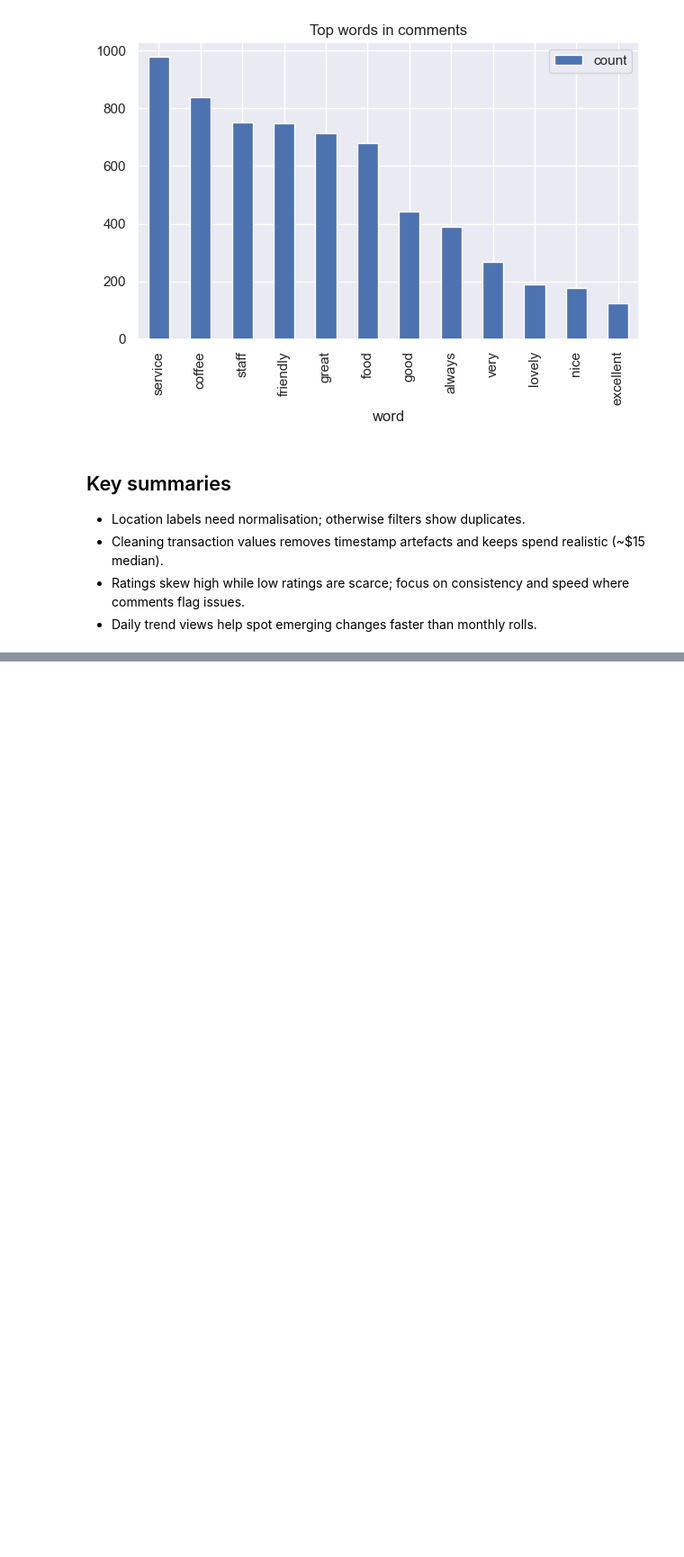
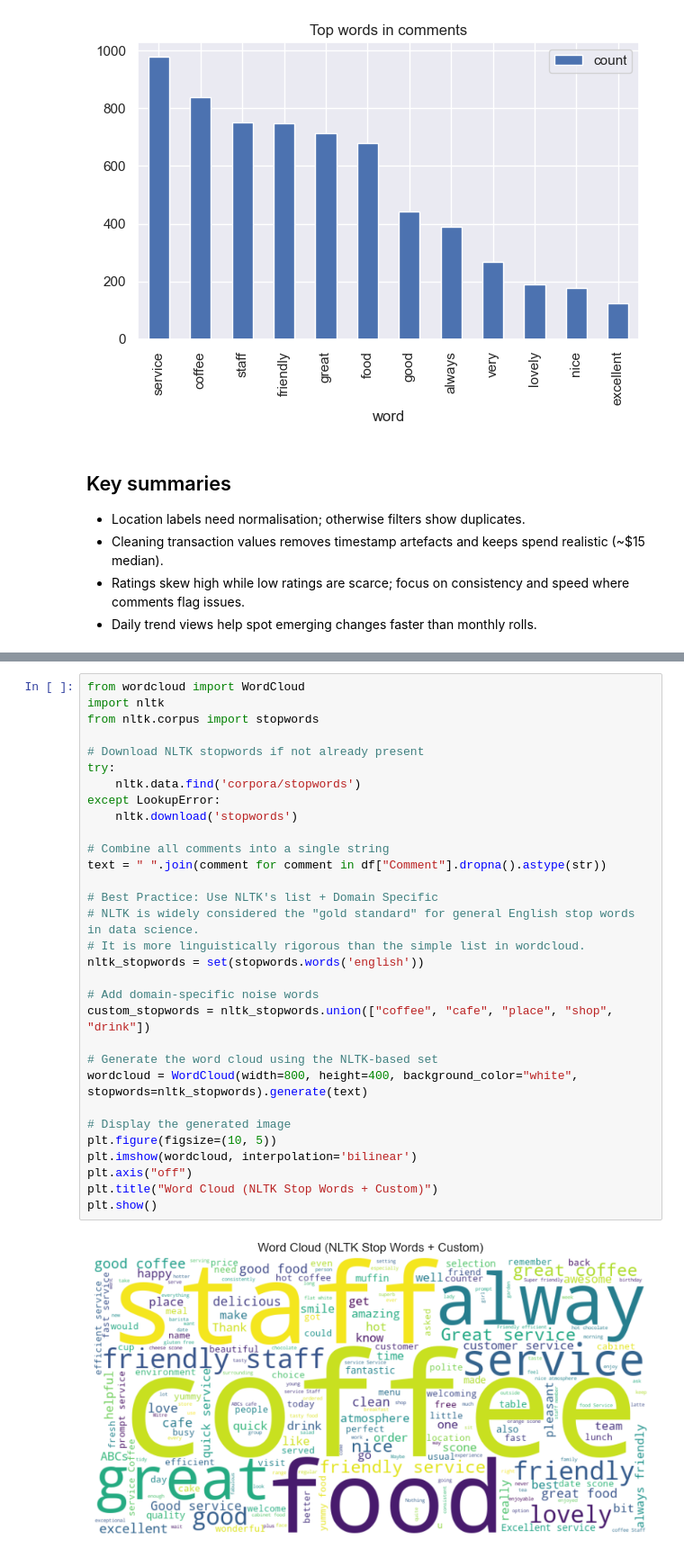
Before and after one commit to EmiyaKatuz/Cafe-dashboard, a Jupyter notebook: cafe_feedback_exploration.ipynb, the cells around one changed output, grey strips where cells are left out. Shown at 90% size. Saved outputs shown, nothing was run; the diff lists cells and outputs as text; blank space fills up the shorter version.

```diff
--- a/cafe_feedback_exploration.ipynb
+++ b/cafe_feedback_exploration.ipynb
@@ -407,0 +411,33 @@ plt.show()
+# %%
+from wordcloud import WordCloud
+import nltk
+from nltk.corpus import stopwords
+
+# Download NLTK stopwords if not already present
+try:
+    nltk.data.find('corpora/stopwords')
+except LookupError:
+    nltk.download('stopwords')
+
+# Combine all comments into a single string
+text = " ".join(comment for comment in df["Comment"].dropna().astype(str))
+
+# Best Practice: Use NLTK's list + Domain Specific
+# NLTK is widely considered the "gold standard" for general English stop words in data science.
+# It is more linguistically rigorous than the simple list in wordcloud.
+nltk_stopwords = set(stopwords.words('english'))
+
+# Add domain-specific noise words
+custom_stopwords = nltk_stopwords.union(["coffee", "cafe", "place", "shop", "drink"])
+
+# Generate the word cloud using the NLTK-based set
+wordcloud = WordCloud(width=800, height=400, background_color="white", stopwords=nltk_stopwords).generate(text)
+
+# Display the generated image
+plt.figure(figsize=(10, 5))
+plt.imshow(wordcloud, interpolation='bilinear')
+plt.axis("off")
+plt.title("Word Cloud (NLTK Stop Words + Custom)")
+plt.show()
+# %% [output]
+[figure, added]
```
Also changed, not shown: parts of 3 cells of this notebook, 1 other file.
